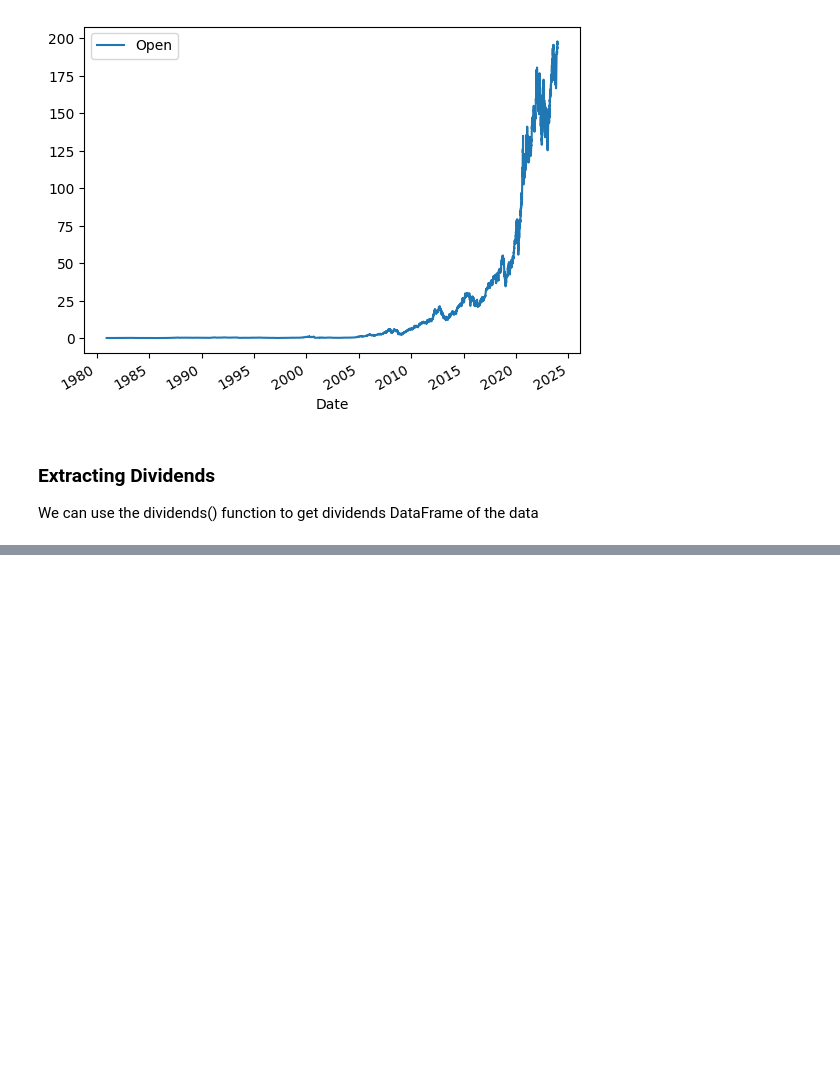
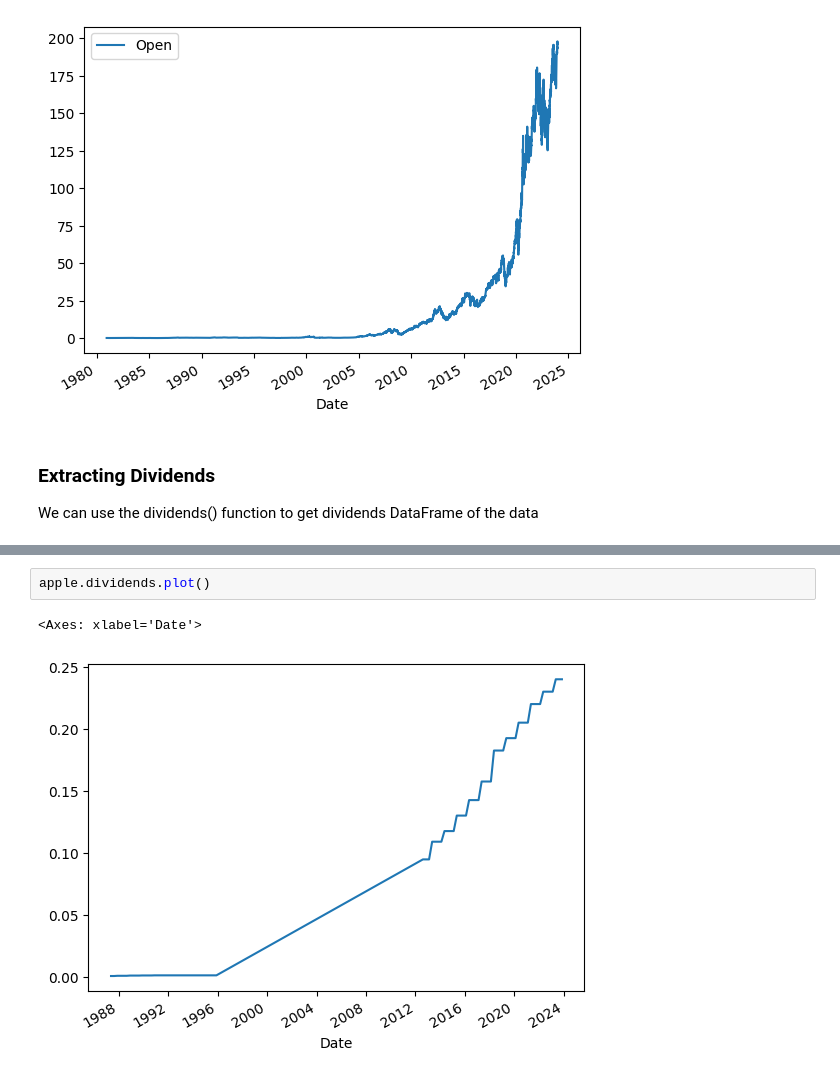
Before and after one commit to JPunay093/DSPortfolio, a Jupyter notebook: DataScience/stockdata.ipynb, the cells around one changed output, grey strips where cells are left out. Drawn from its saved outputs; the diff is of its cells as text; blank space fills up the shorter version.

```diff
--- a/DataScience/stockdata.ipynb
+++ b/DataScience/stockdata.ipynb
@@ -136,0 +149,5 @@ NameError: name 'apple' is not defined
+# %%
+apple.dividends.plot()
+# %% [output]
+<Axes: xlabel='Date'>
+[figure, added]
```
Also changed, not shown: parts of 4 cells of this notebook.
